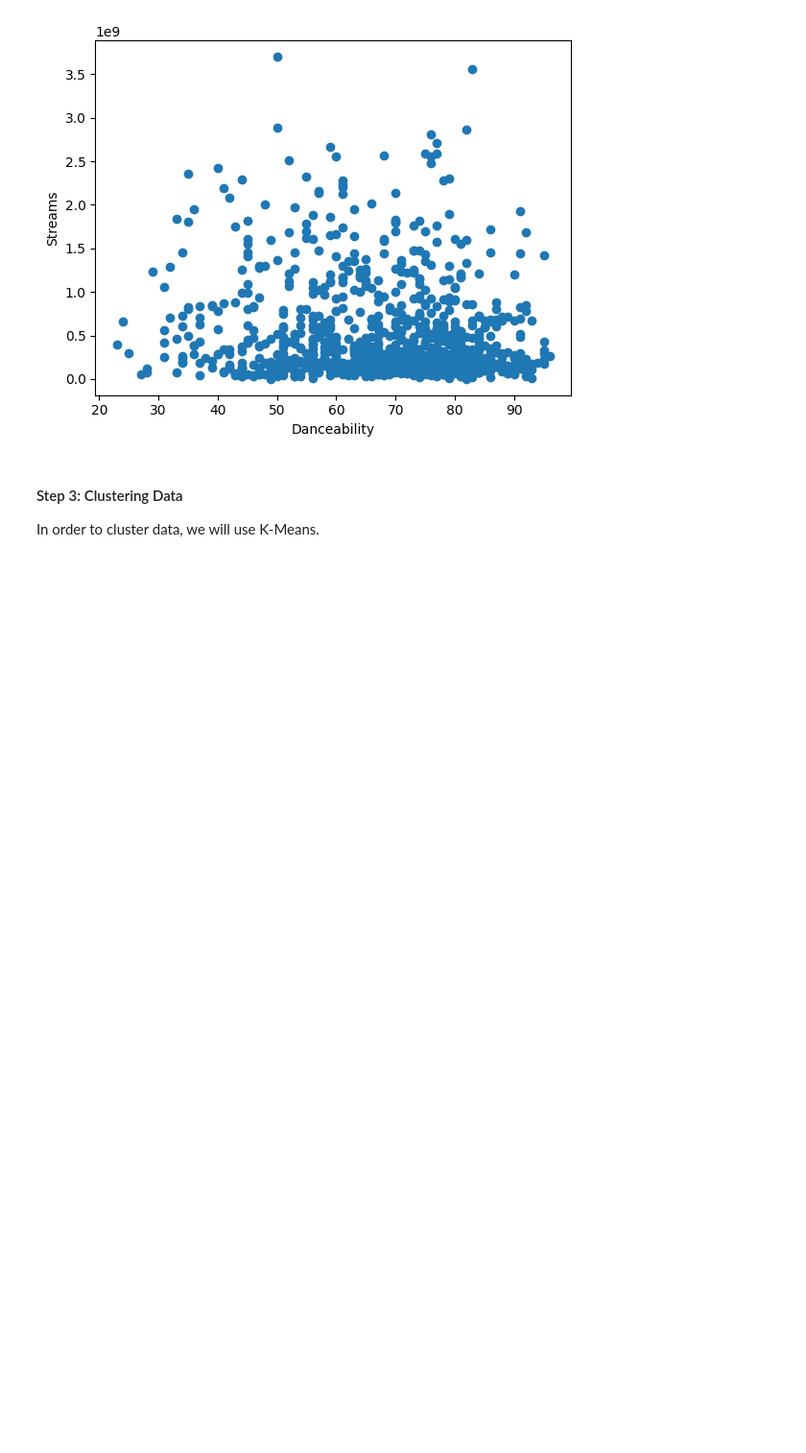
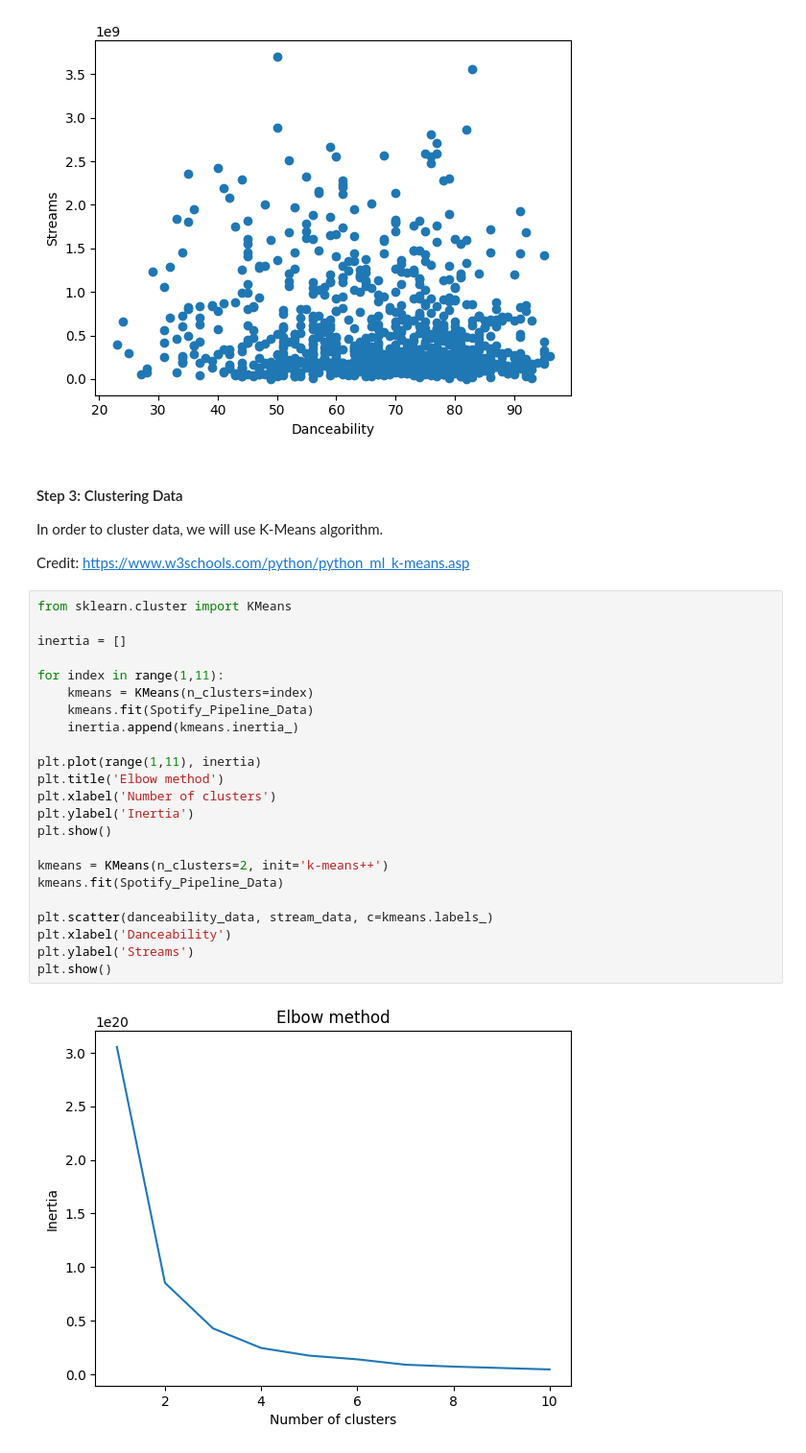
Before and after one commit to CIC-Research/Data-Science-Project, a Jupyter notebook: main.ipynb, the cells around one changed output. Shown at 96% size. Saved outputs shown, nothing was run; the diff lists cells and outputs as text; blank space fills up the shorter version.

```diff
--- a/main.ipynb
+++ b/main.ipynb
@@ -90,4 +91,31 @@ plt.show()
 [figure]
 # %% [markdown]
 #### Step 3: Clustering Data
-In order to cluster data, we will use K-Means.
+In order to cluster data, we will use K-Means algorithm.
+
+Credit: https://www.w3schools.com/python/python_ml_k-means.asp
+# %%
+from sklearn.cluster import KMeans
+
+inertia = []
+
+for index in range(1,11):
+    kmeans = KMeans(n_clusters=index)
+    kmeans.fit(Spotify_Pipeline_Data)
+    inertia.append(kmeans.inertia_)
+
+plt.plot(range(1,11), inertia)
+plt.title('Elbow method')
+plt.xlabel('Number of clusters')
+plt.ylabel('Inertia')
+plt.show()
+
+kmeans = KMeans(n_clusters=2, init='k-means++')
+kmeans.fit(Spotify_Pipeline_Data)
+
+plt.scatter(danceability_data, stream_data, c=kmeans.labels_)
+plt.xlabel('Danceability')
+plt.ylabel('Streams')
+plt.show()
+# %% [output]
+[figure, added]
```
Also changed, not shown: parts of 4 cells of this notebook.
